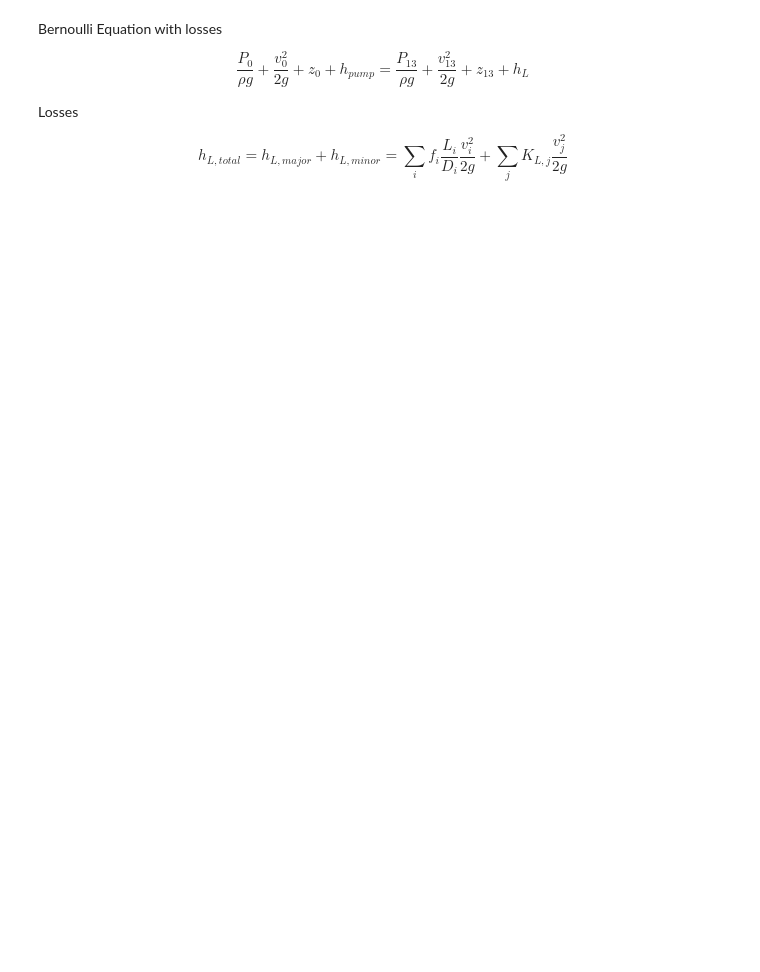
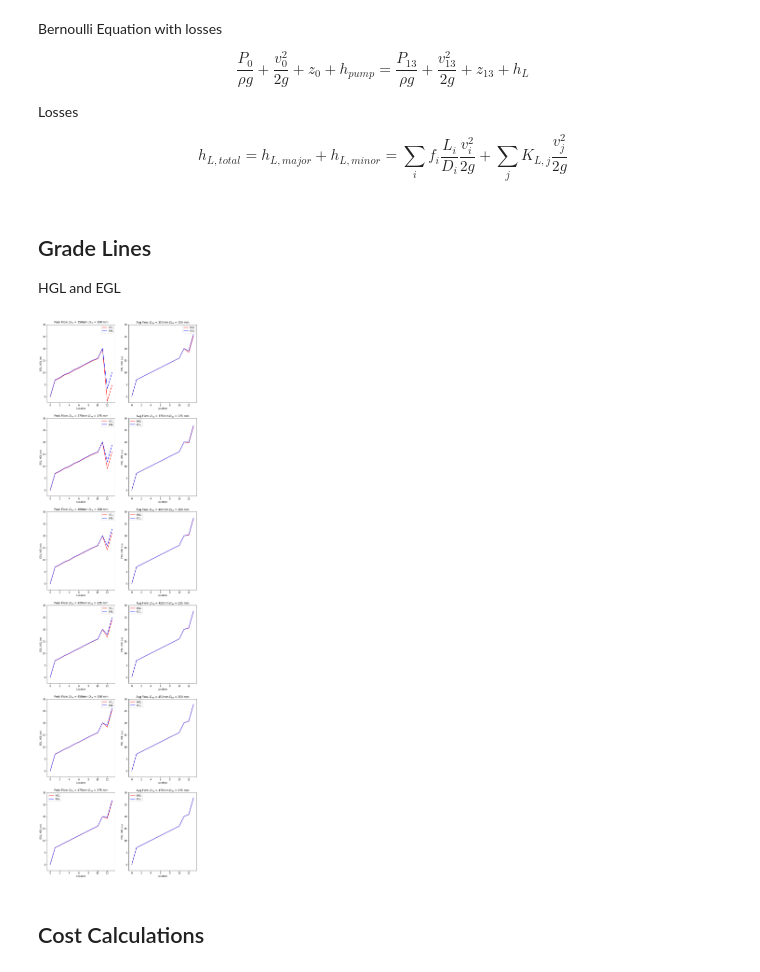
Before and after one commit to E-Lombo/fluids-project, a Jupyter notebook: Task-3.ipynb, the cells around one changed output. Saved outputs shown, nothing was run; the diff lists cells and outputs as text; code cells hidden in the pictures; blank space fills up the shorter version.

```diff
--- a/Task-3.ipynb
+++ b/Task-3.ipynb
@@ -151,7 +174,7 @@ for flow_rate in (average, peak):
 
         h_loss = []
 
-        for j in range(len(average)):
+        for j in range(len(flow_rate)):
 
             major = (
                 fluids.Churchill_1977(
@@ -180,3 +203,51 @@ for flow_rate in (average, peak):
 
 average['Water hp (hp)'] = 1000 * g * avg_flow_rate * average['h_pump (m)'] / 745.7
 peak['Water hp (hp)'] = 1000 * g * peak_flow_rate * peak['h_pump (m)'] / 745.7
+# %% [markdown]
+## Grade Lines
+HGL and EGL
+# %%
+for flow_rate in (average, peak):
+
+    for i in range(len(pipeline)):
+
+        flow_rate['Location {} HGL (m)'.format(i)] = hgl(pipeline['Relative elevation (m)'][i], flow_rate['Location {} h_L (m)'.format(i)])
+
+        flow_rate['Location {} EGL (m)'.format(i)] = egl(pipeline['Relative elevation (m)'][i], flow_rate['v_{} (m/s)'.format(pipeline['Section'][i])], flow_rate['Location {} h_L (m)'.format(i)])
+# %%
+grade_lines = []
+for i in range(len(average)):
+
+    grade_lines.append(
+        pd.DataFrame(
+            {
+                'Avg_HGL' : np.array([average['Location {} HGL (m)'.format(j)][i] for j in range(14)]),
+                'Avg_EGL' : np.array([average['Location {} EGL (m)'.format(j)][i] for j in range(14)]),
+                'Peak_HGL' : np.array([peak['Location {} HGL (m)'.format(j)][i] for j in range(14)]),
+                'Peak_EGL' : np.array([peak['Location {} EGL (m)'.format(j)][i] for j in range(14)]),
+            }, index=pd.Index(np.arange(14), name='Location')
+        )
+    )
+# %%
+fig1, axs = plt.subplots(6, 2, figsize=(12,45))
+
+for i in range(6):
+    for j in range(2):
+
+        if j: name = 'Avg'
+        else: name = 'Peak'
+
+        axs[i, j].plot(grade_lines[i][name+'_HGL'], 'r', label='HGL')
+        axs[i, j].plot(grade_lines[i][name+'_EGL'], 'b', label='EGL')
+
+        axs[i, j].set_ylim(-2.5, 30)
+
+        axs[i, j].set_title(name + ' Flow, ' + r'$D_{rw}$ = ' + str(int(average['D_RW (m)'][i]*1000)) + r'mm $D_{rw}$ = ' + str(int(average['D_WTP (m)'][i]*1000)) + ' mm')
+        axs[i, j].set_xlabel('Location')
+        axs[i, j].set_ylabel('EGL, HGL (m)')
+
+        axs[i, j].legend()
+# %% [output]
+[figure, added]
+# %% [markdown]
+## Cost Calculations
```
Also changed, not shown: parts of 5 cells of this notebook.
